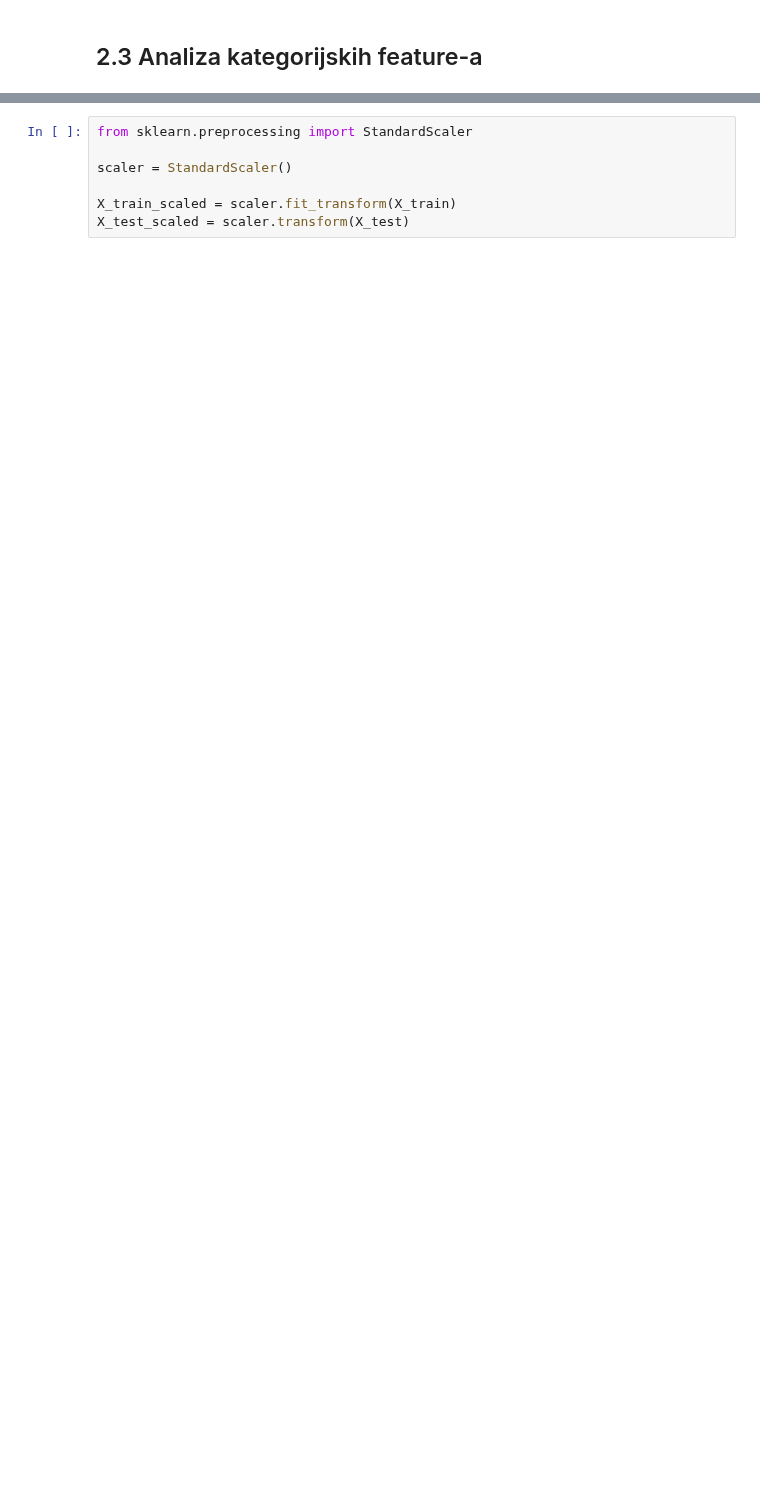
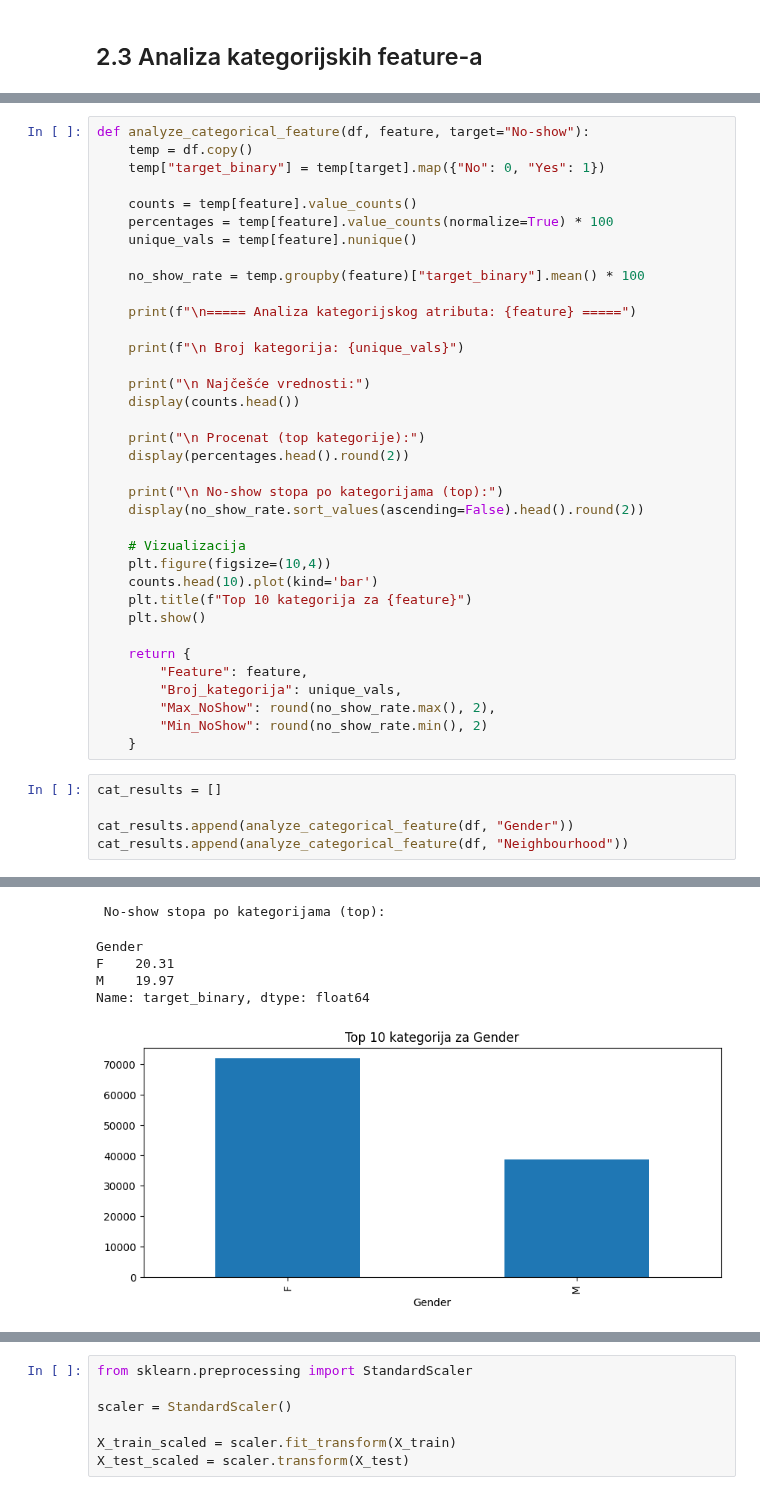
Before and after one commit to TeodoraBozic/seminarski-kvalitet-podataka, a Jupyter notebook: prakticni/kvalitetpodataka.ipynb, the cells around one changed output, grey strips where cells are left out. Saved outputs shown, nothing was run; the diff lists cells and outputs as text; blank space fills up the shorter version.

```diff
--- a/prakticni/kvalitetpodataka.ipynb
+++ b/prakticni/kvalitetpodataka.ipynb
@@ -853,0 +683,42 @@ X_test = X_test.reindex(columns=X_train.columns, fill_value=0)
+# %%
+def analyze_categorical_feature(df, feature, target="No-show"):
+    temp = df.copy()
+    temp["target_binary"] = temp[target].map({"No": 0, "Yes": 1})
+
+    counts = temp[feature].value_counts()
+    percentages = temp[feature].value_counts(normalize=True) * 100
+    unique_vals = temp[feature].nunique()
+
+    no_show_rate = temp.groupby(feature)["target_binary"].mean() * 100
+
+    print(f"\n===== Analiza kategorijskog atributa: {feature} =====")
+
+    print(f"\n Broj kategorija: {unique_vals}")
+
+    print("\n Najčešće vrednosti:")
+    display(counts.head())
+
+    print("\n Procenat (top kategorije):")
+    display(percentages.head().round(2))
+
+    print("\n No-show stopa po kategorijama (top):")
+    display(no_show_rate.sort_values(ascending=False).head().round(2))
+
+    # Vizualizacija
+    plt.figure(figsize=(10,4))
+    counts.head(10).plot(kind='bar')
+    plt.title(f"Top 10 kategorija za {feature}")
+    plt.show()
+
+    return {
+        "Feature": feature,
+        "Broj_kategorija": unique_vals,
+        "Max_NoShow": round(no_show_rate.max(), 2),
+        "Min_NoShow": round(no_show_rate.min(), 2)
+    }
+# %%
+cat_results = []
+
+cat_results.append(analyze_categorical_feature(df, "Gender"))
+cat_results.append(analyze_categorical_feature(df, "Neighbourhood"))
+# %% [output]
@@ -853,0 +739,6 @@ X_test = X_test.reindex(columns=X_train.columns, fill_value=0)
+ No-show stopa po kategorijama (top):
+Gender
+F    20.31
+M    19.97
+Name: target_binary, dtype: float64
+[figure, added]
```
Also changed, not shown: parts of 225 cells of this notebook, 2 other files.
